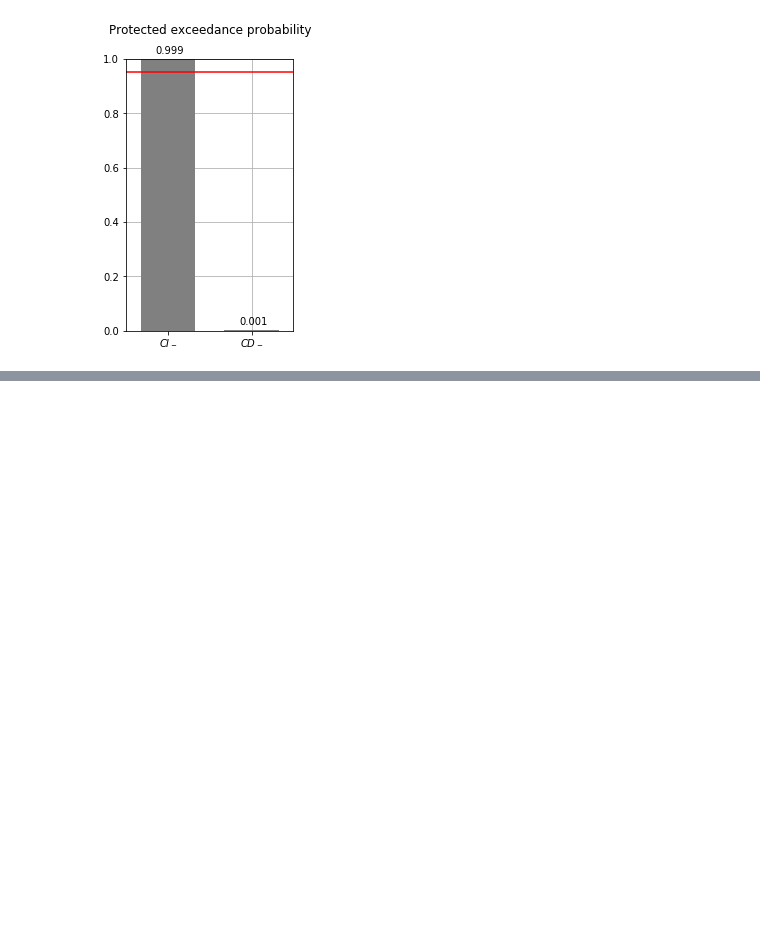
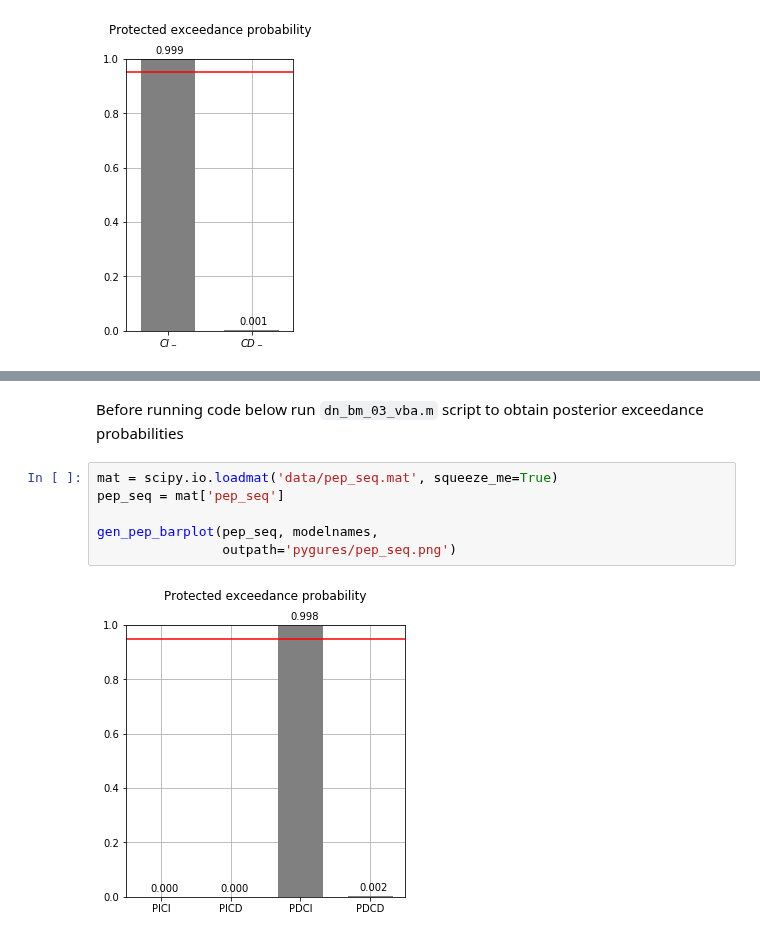
Before and after one commit to kbonna/decidenet, a Jupyter notebook: behavioral_analysis/matjags-dn/dn_bm_02_model_selection.ipynb, the cells around one changed output, grey strips where cells are left out. Saved outputs shown, nothing was run; the diff lists cells and outputs as text; blank space fills up the shorter version.

```diff
--- a/behavioral_analysis/matjags-dn/dn_bm_02_model_selection.ipynb
+++ b/behavioral_analysis/matjags-dn/dn_bm_02_model_selection.ipynb
@@ -299,0 +395,10 @@ gen_pep_barplot(np.flip(pep_minu), ['$CI_-$', '$CD_-$'],
+# %% [markdown]
+Before running code below run `dn_bm_03_vba.m` script to obtain posterior exceedance probabilities
+# %%
+mat = scipy.io.loadmat('data/pep_seq.mat', squeeze_me=True)
+pep_seq = mat['pep_seq']
+
+gen_pep_barplot(pep_seq, modelnames,
+                outpath='pygures/pep_seq.png')
+# %% [output]
+[figure, added]
```
Also changed, not shown: parts of 13 cells of this notebook, 3 other files.
